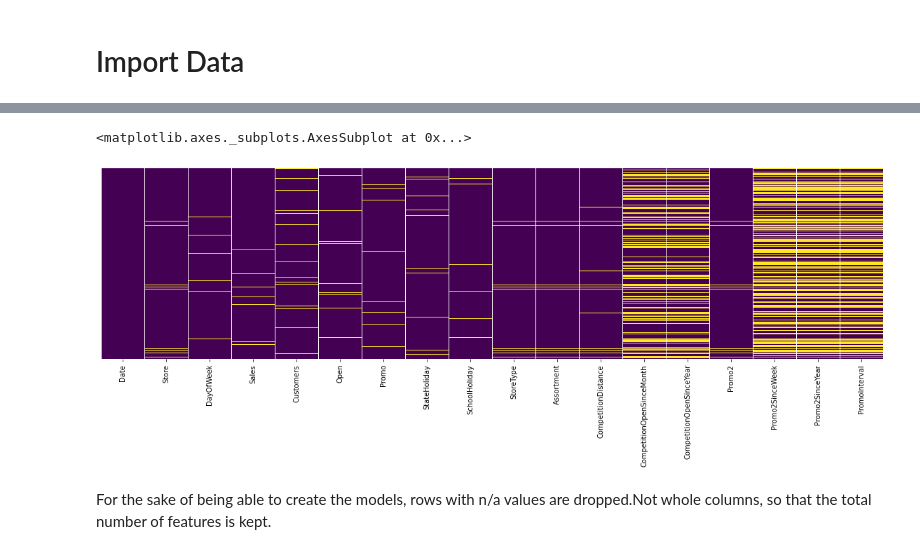
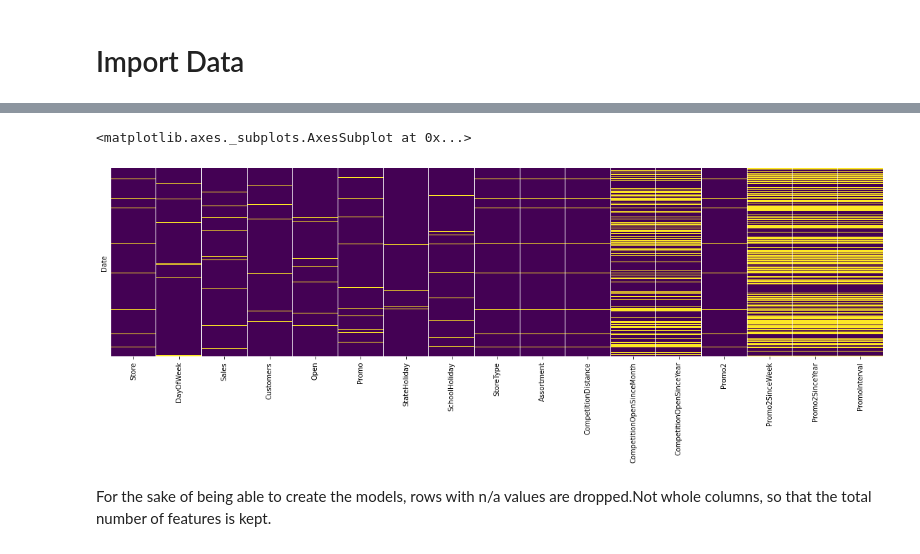
Before and after one commit to ninathumser/Minicomp_Team3, a Jupyter notebook: models.ipynb, the cells around one changed output, grey strips where cells are left out. Cells and saved outputs as stored; diff of their text form; code cells hidden in the pictures.

```diff
--- a/models.ipynb
+++ b/models.ipynb
@@ -19,4 +18,15 @@ merged_train_all = train_val_split()[0]
 merged_test_all = train_val_split()[1]
+# %%
+merged_train_all = merged_train_all.set_index(pd.DatetimeIndex(merged_train_all['Date']))
+merged_test_all =  merged_test_all.set_index(pd.DatetimeIndex(merged_test_all['Date']))
+# %%
+merged_train_all = merged_train_all.drop(columns=['Date'])
+merged_test_all =  merged_test_all.drop(columns=['Date'])
+# %%
+mask_0_sales_train = merged_train_all.loc[:, 'Sales'] != 0
+mask_0_sales_test = merged_test_all.loc[:, 'Sales'] != 0
+merged_train_all = merged_train_all.loc[mask_0_sales_train, :]
+merged_test_all = merged_test_all.loc[mask_0_sales_test, :]
 # %%
 merged_train_all.head()
 # %% [output]
@@ -66,9 +75,9 @@ merged_train_all.describe(include='all')
 # %%
 plt.figure(figsize=(20,5))
-sns.heatmap(merged_train_all.sort_values(by='Date').isnull(),yticklabels=False,cbar=False,cmap='viridis')
+sns.heatmap(merged_train_all.isnull(),yticklabels=False,cbar=False,cmap='viridis')
 # %% [output]
 <matplotlib.axes._subplots.AxesSubplot at 0x...>
-[figure, old version]
+[figure, new version]
 # %% [markdown]
 For the sake of being able to create the models, rows with n/a values are dropped.Not whole columns, so that the total number of features is kept.
 # %%
```
Also changed, not shown: parts of 31 cells of this notebook.
